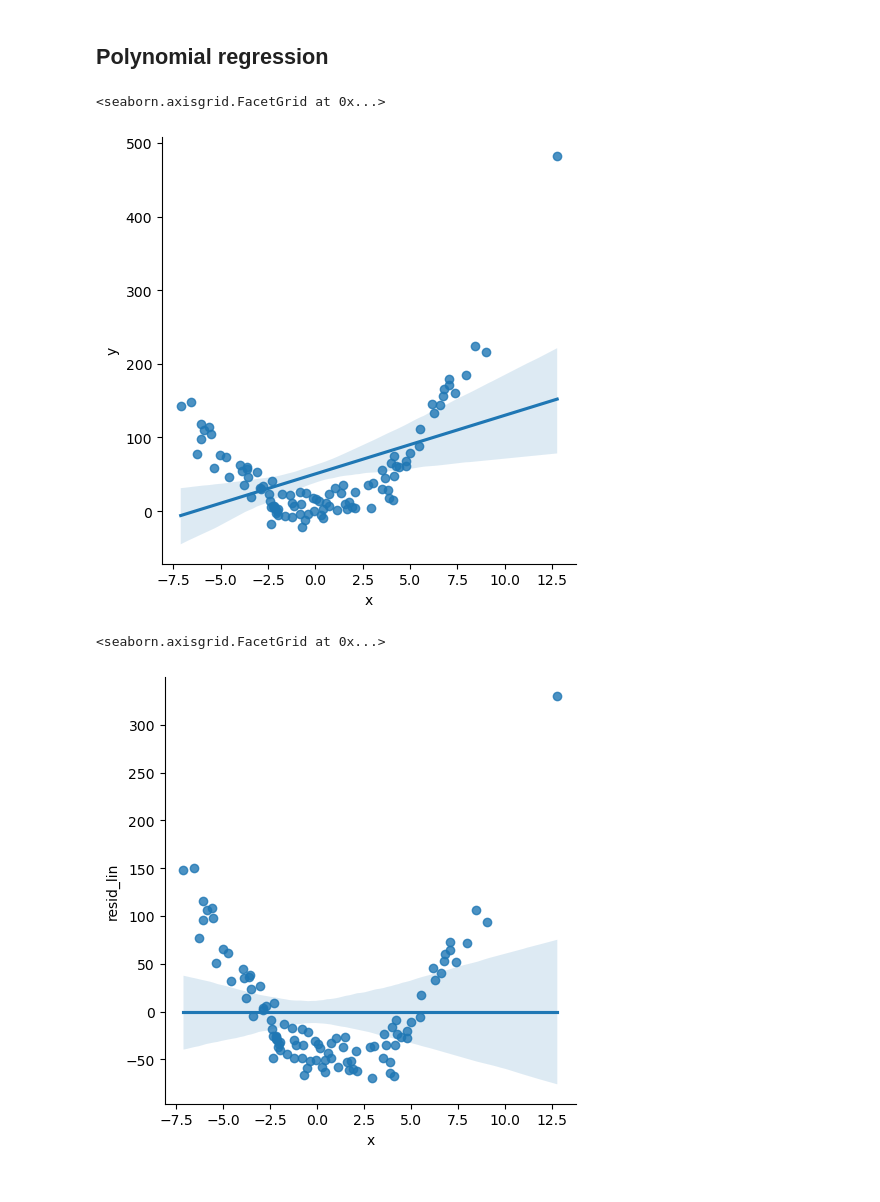
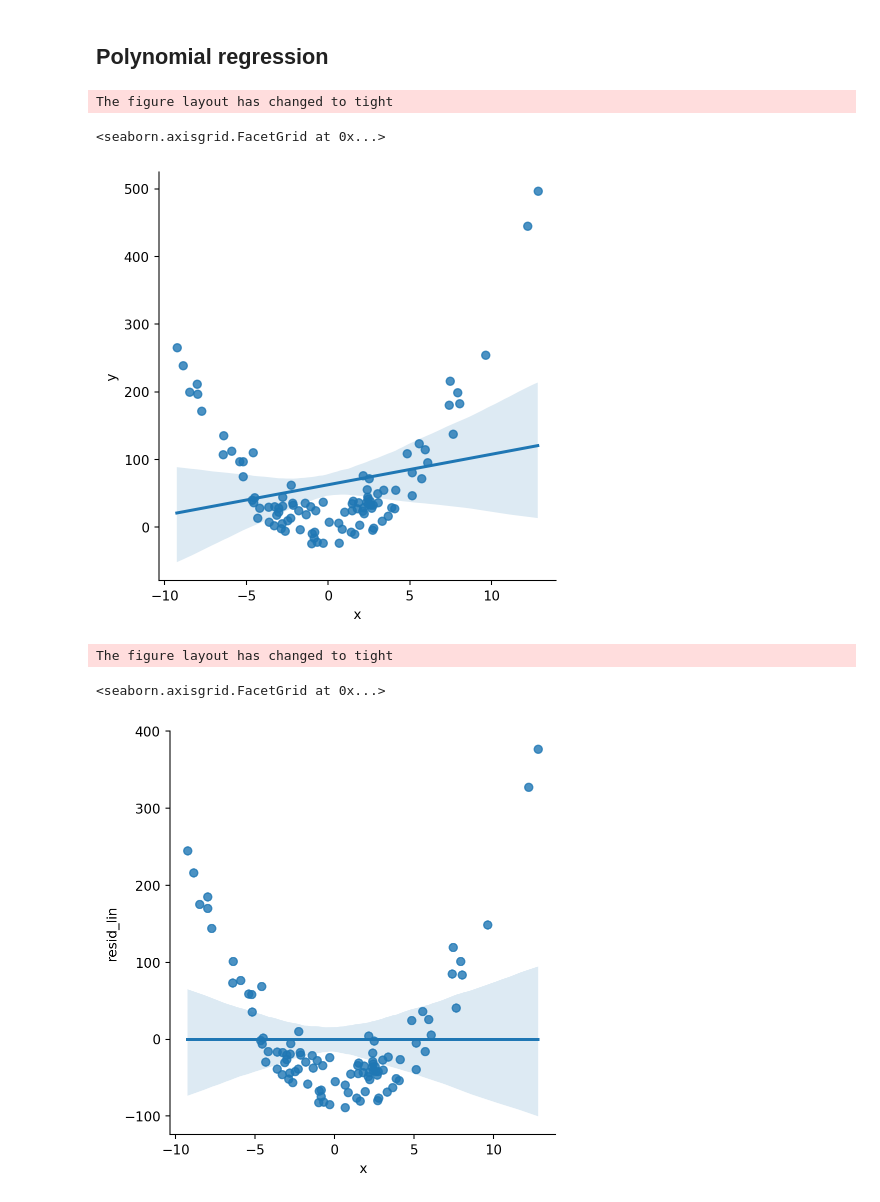
Before and after one commit to febse/econ2024-de, a Jupyter notebook: 07-NL.ipynb, the cells around one changed output. Cells and saved outputs as stored; diff of their text form; code cells hidden in the pictures.

```diff
--- a/07-NL.ipynb
+++ b/07-NL.ipynb
@@ -210,15 +271,16 @@ sns.lmplot(data=gdpsp, x="spending", y="gdppc", hue="gdppc_gr")
 # %%
 # Simulation
 
 x = np.random.normal(size=100, scale=4)
-y = 2 + 3*x**2 + np.random.normal(size=100, scale=15)
+y = 2 + 3*x**2 + np.random.normal(size=100, scale=20)
 
 dt = pd.DataFrame({"x": x, "y": y})
 
 sns.lmplot(data=dt, x="x", y="y")
 # %% [output]
-<seaborn.axisgrid.FacetGrid at 0x...>
+The figure layout has changed to tight
+<seaborn.axisgrid.FacetGrid at 0x...>
-[figure, old version]
+[figure, new version]
 # %%
 mod_lin = ols("y ~ x", data=dt).fit()
 
@@ -226,5 +288,6 @@ dt["resid_lin"] = mod_lin.resid
 
 sns.lmplot(data=dt, x="x", y="resid_lin")
 # %% [output]
-<seaborn.axisgrid.FacetGrid at 0x...>
+The figure layout has changed to tight
+<seaborn.axisgrid.FacetGrid at 0x...>
-[figure, old version]
+[figure, new version]
```
Also changed, not shown: parts of 10 cells of this notebook, 7 other files.
